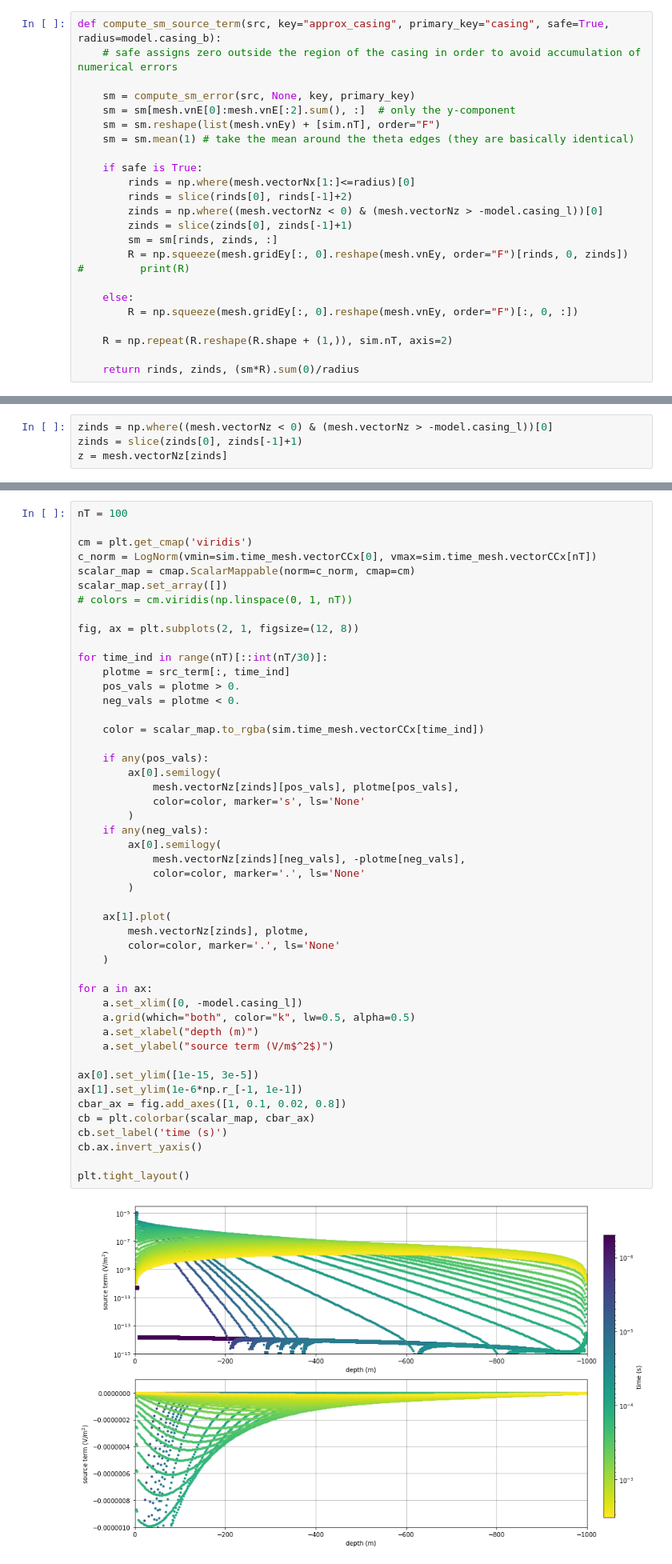
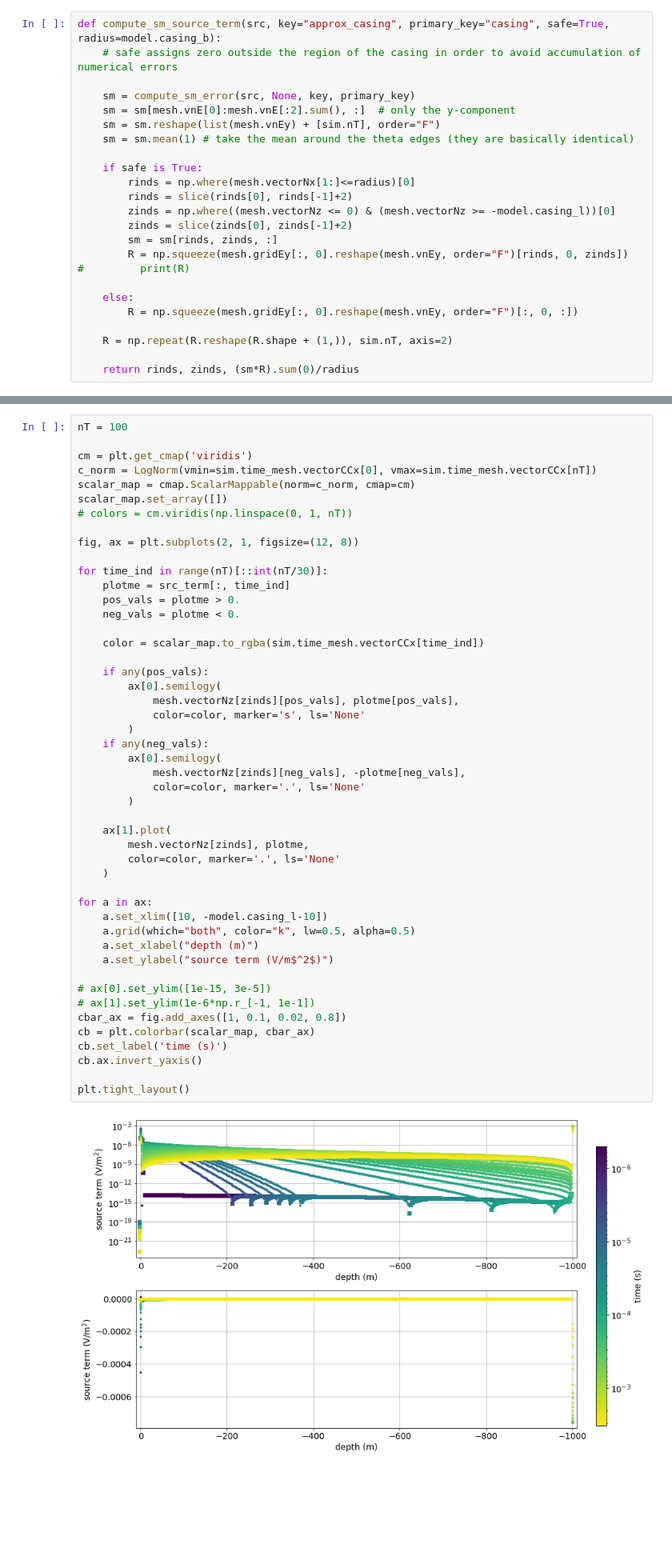
Before and after one commit to lheagy/heagy-2019-casing-ml, a Jupyter notebook: notebooks/TDEM_current_plots_src_term.ipynb, the cells around one changed output, grey strips where cells are left out. Shown: that part at 80% size. Saved outputs shown, nothing was run; the diff lists cells and outputs as text; blank space fills up the shorter version.

```diff
--- a/notebooks/TDEM_current_plots_src_term.ipynb
+++ b/notebooks/TDEM_current_plots_src_term.ipynb
@@ -859,8 +869,8 @@ def compute_sm_source_term(src, key="approx_casing", primary_key="casing", safe=
     if safe is True:
         rinds = np.where(mesh.vectorNx[1:]<=radius)[0]
         rinds = slice(rinds[0], rinds[-1]+2)
-        zinds = np.where((mesh.vectorNz < 0) & (mesh.vectorNz > -model.casing_l))[0]
-        zinds = slice(zinds[0], zinds[-1]+1)
+        zinds = np.where((mesh.vectorNz <= 0) & (mesh.vectorNz >= -model.casing_l))[0]
+        zinds = slice(zinds[0], zinds[-1]+2)
         sm = sm[rinds, zinds, :]
         R = np.squeeze(mesh.gridEy[:, 0].reshape(mesh.vnEy, order="F")[rinds, 0, zinds])
 #         print(R)
@@ -883,4 +892,0 @@ ax.set_xlim([20, -model.casing_l*1.5])
-# %%
-zinds = np.where((mesh.vectorNz < 0) & (mesh.vectorNz > -model.casing_l))[0]
-zinds = slice(zinds[0], zinds[-1]+1)
-z = mesh.vectorNz[zinds]
@@ -951,37 +965,37 @@ for time_ind in range(nT)[::int(nT/30)]:
     color = scalar_map.to_rgba(sim.time_mesh.vectorCCx[time_ind])
 
     if any(pos_vals):
         ax[0].semilogy(
             mesh.vectorNz[zinds][pos_vals], plotme[pos_vals],
             color=color, marker='s', ls='None'
         )
     if any(neg_vals):
         ax[0].semilogy(
             mesh.vectorNz[zinds][neg_vals], -plotme[neg_vals],
             color=color, marker='.', ls='None'
         )
 
     ax[1].plot(
         mesh.vectorNz[zinds], plotme,
         color=color, marker='.', ls='None'
     )
 
 for a in ax:
-    a.set_xlim([0, -model.casing_l])
+    a.set_xlim([10, -model.casing_l-10])
     a.grid(which="both", color="k", lw=0.5, alpha=0.5)
     a.set_xlabel("depth (m)")
     a.set_ylabel("source term (V/m$^2$)")
 
-ax[0].set_ylim([1e-15, 3e-5])
-ax[1].set_ylim(1e-6*np.r_[-1, 1e-1])
+# ax[0].set_ylim([1e-15, 3e-5])
+# ax[1].set_ylim(1e-6*np.r_[-1, 1e-1])
 cbar_ax = fig.add_axes([1, 0.1, 0.02, 0.8])
 cb = plt.colorbar(scalar_map, cbar_ax)
 cb.set_label('time (s)')
 cb.ax.invert_yaxis()
 
 plt.tight_layout()
 # %% [output]
-[figure, old version]
+[figure, new version]
 # %%
 from matplotlib.colors import Normalize
 # %%
```
Also changed, not shown: parts of 38 cells of this notebook.
